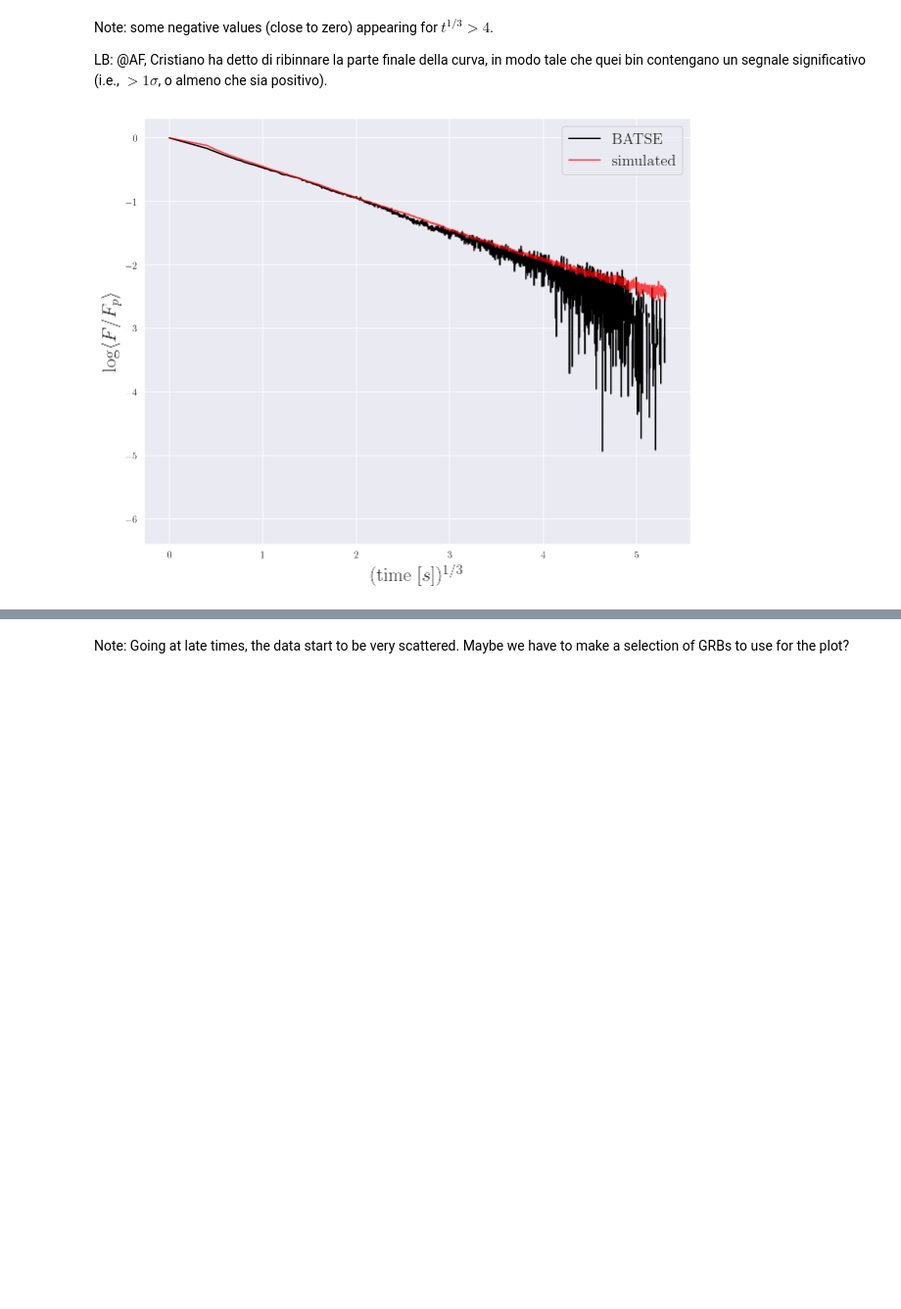
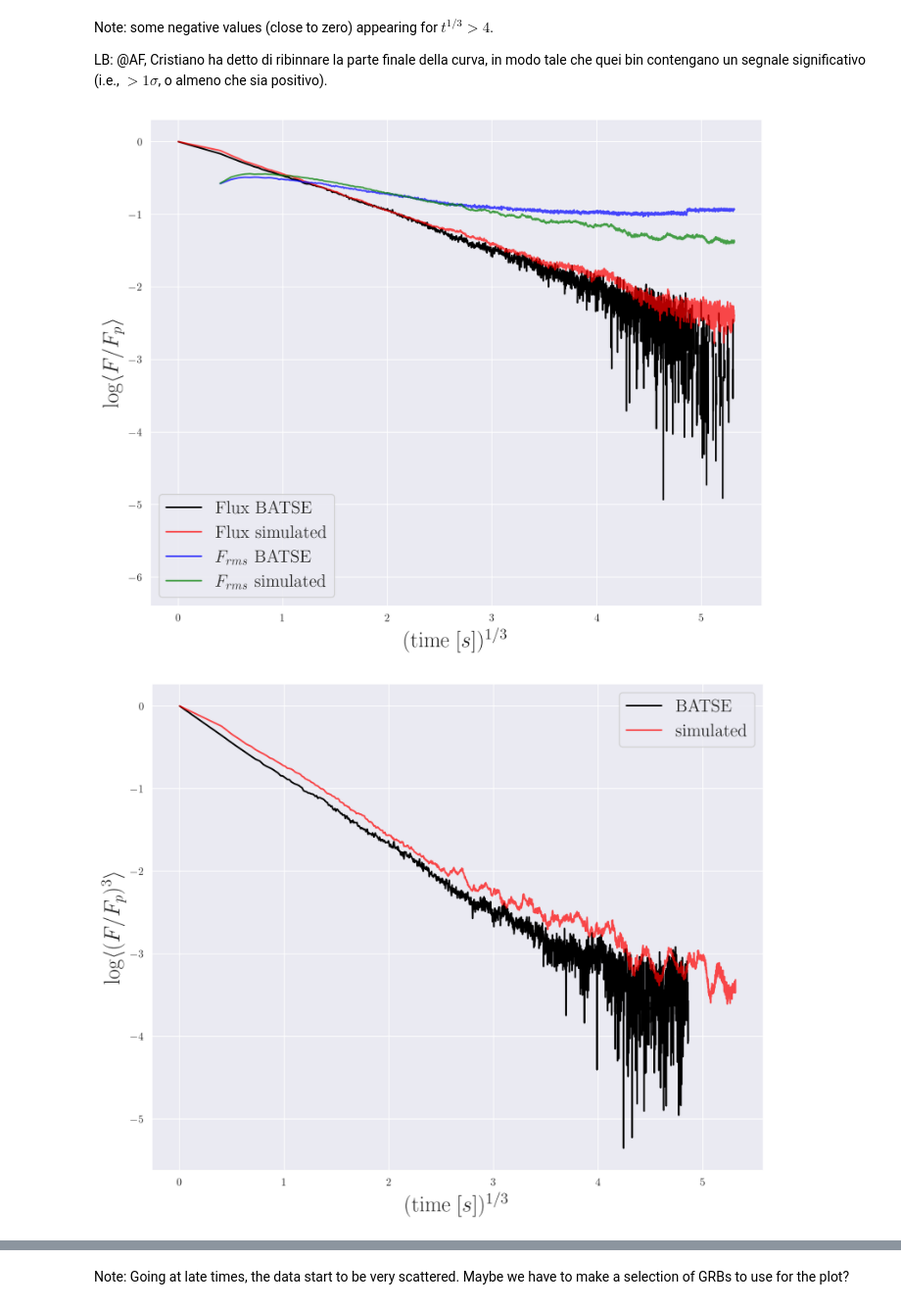
Before and after one commit to romanomaccary/geneticgrbs_v2, a Jupyter notebook: statistical_test/Real_GRBs_Test.ipynb, the cells around one changed output, grey strips where cells are left out. Shown at 98% size. Saved outputs shown, nothing was run; the diff lists cells and outputs as text; code cells hidden in the pictures; blank space fills up the shorter version.

Commit message:
<F/Fp> and <F/Fp^3> plots updated

```diff
--- a/statistical_test/Real_GRBs_Test.ipynb
+++ b/statistical_test/Real_GRBs_Test.ipynb
@@ -28,3 +28,6 @@ elif user=='AF':
     sim_path = 'E:/grb_to_test/simulations/'
 else:
     raise ValueError('Assign to the variable "user" a correct username!')
+# %%
+grb_to_plot = "00108_all_bs.out"
+times, counts, errors = np.loadtxt(file_path+grb_to_plot, unpack = True)
@@ -83,8 +136,8 @@ Following the technique described in Mitranof et al., 1996 (https://ui.adsabs.ha
 
 #### (WIP)
 # %%
-###########                  TEST ON A BUNCH OF GRBs                ############
-########### TESTED on all the long GRBs in alltrig_long.list        ############
+###########                  TEST ON A BUNCH OF GRBs                                  ############
+########### TESTED on all the GRBs in alltrig_long.list and alltrig_short.list        ############
 
 t_i=0          # [s]
 t_f=150        # [s]
@@ -101,6 +154,8 @@ grb_list = [grb_num.rstrip('\n') + '_all_bs.out' for grb_num         \
 
 test_times      = np.arange(t_i, t_f, bin_time) # Same time range as in Stern+1996
 averaged_fluxes = np.zeros_like(test_times)
+averaged_fluxes_square = np.zeros_like(test_times)
+averaged_fluxes_cube = np.zeros_like(test_times)
 
 for grb in grb_list:
     times, counts, errs = np.loadtxt(file_path+grb, unpack=True)
@@ -111,6 +166,12 @@ for grb in grb_list:
     if len(counts_to_sum) < len(test_times):
         counts_to_sum = np.concatenate([counts_to_sum, [0]*(len(test_times) - len(counts_to_sum))])
     averaged_fluxes += counts_to_sum
+    averaged_fluxes_square += counts_to_sum**2
+    averaged_fluxes_cube += counts_to_sum**3
 
 averaged_fluxes /= len(grb_list)
-#Plot of <F/Fp> and <F/Fp>^3 in the next cell
+averaged_fluxes_square /= len(grb_list)
+averaged_fluxes_cube /= len(grb_list)
+averaged_fluxes_rms = np.sqrt( averaged_fluxes_square  - averaged_fluxes**2)
+
+#Plot of <F/Fp> and <(F/Fp)^3> in the next cell
@@ -124,21 +181,39 @@ Note: some negative values (close to zero) appearing for $t^{1/3} > 4$.
 LB: @AF, Cristiano ha detto di ribinnare la parte finale della curva, in modo tale che quei bin contengano un segnale significativo (i.e., $>1 \sigma$, o almeno che sia positivo).
 # %%
 simulations_file = './simulations.txt'
-simulated_times, simulated_fluxes = np.loadtxt(simulations_file, unpack=True)
+simulated_times, simulated_fluxes, sim_frms, sim_flux_cube  = np.loadtxt(simulations_file, unpack=True)
 n_step_sim       = int(t_f/bin_time)
 simulated_times  = np.array(simulated_times[:n_step_sim])
 simulated_fluxes = np.array(simulated_fluxes[:n_step_sim])
+sim_frms = np.array(sim_frms[:n_step_sim])
+sim_flux_cube = np.array(sim_flux_cube[:n_step_sim])
 
 fig = plt.figure(figsize=(10,8))
 ax = fig.add_subplot()
 ax.set_axisbelow(True)
 #ax.grid(which = 'both')
 ax.set_ylabel('log <F/Fp>')
 ax.set_xlabel(r'$(\mathrm{time}\ [s])^{1/3}$', size=20)
 ax.set_ylabel(r'$\log \langle F/F_p\rangle$',  size=20)
-ax.plot(simulated_times**(1/3), np.log10(averaged_fluxes[:-1]),  color = 'black', label = 'BATSE')
-ax.plot(simulated_times**(1/3), np.log10(simulated_fluxes),      color = 'red',   label = 'simulated', alpha=0.7)
+ax.plot(test_times**(1/3), np.log10(averaged_fluxes),  color = 'black', label = r'Flux BATSE')
+ax.plot(simulated_times**(1/3), np.log10(simulated_fluxes),      color = 'red',   label = r'Flux simulated', alpha=0.7)
+
+ax.plot(test_times**(1/3), np.log10(averaged_fluxes_rms),  color = 'blue', label = r'$F_{rms}$ BATSE', alpha=0.7)
+ax.plot(simulated_times**(1/3), np.log10(sim_frms),      color = 'green',   label = r'$F_{rms}$ simulated', alpha=0.7)
 ax.legend(prop={'size':16})
 plt.show()
+
+
+fig = plt.figure(figsize=(10,8))
+ax = fig.add_subplot()
+ax.set_axisbelow(True)
+#ax.grid(which = 'both')
+ax.set_xlabel(r'$(\mathrm{time}\ [s])^{1/3}$', size=20)
+ax.set_ylabel(r'$\log \langle (F/F_p)^3 \rangle$',  size=20)
+ax.plot(test_times**(1/3), np.log10(averaged_fluxes_cube), color = 'black', label = 'BATSE')
+ax.plot(simulated_times**(1/3), np.log10(sim_flux_cube),      color = 'red',   label = 'simulated', alpha=0.7)
+ax.legend(prop={'size':16})
+plt.show()
 # %% [output]
-[figure, old version]
+[figure, new version]
+[figure, added]
```
Also changed, not shown: parts of 9 cells of this notebook.
